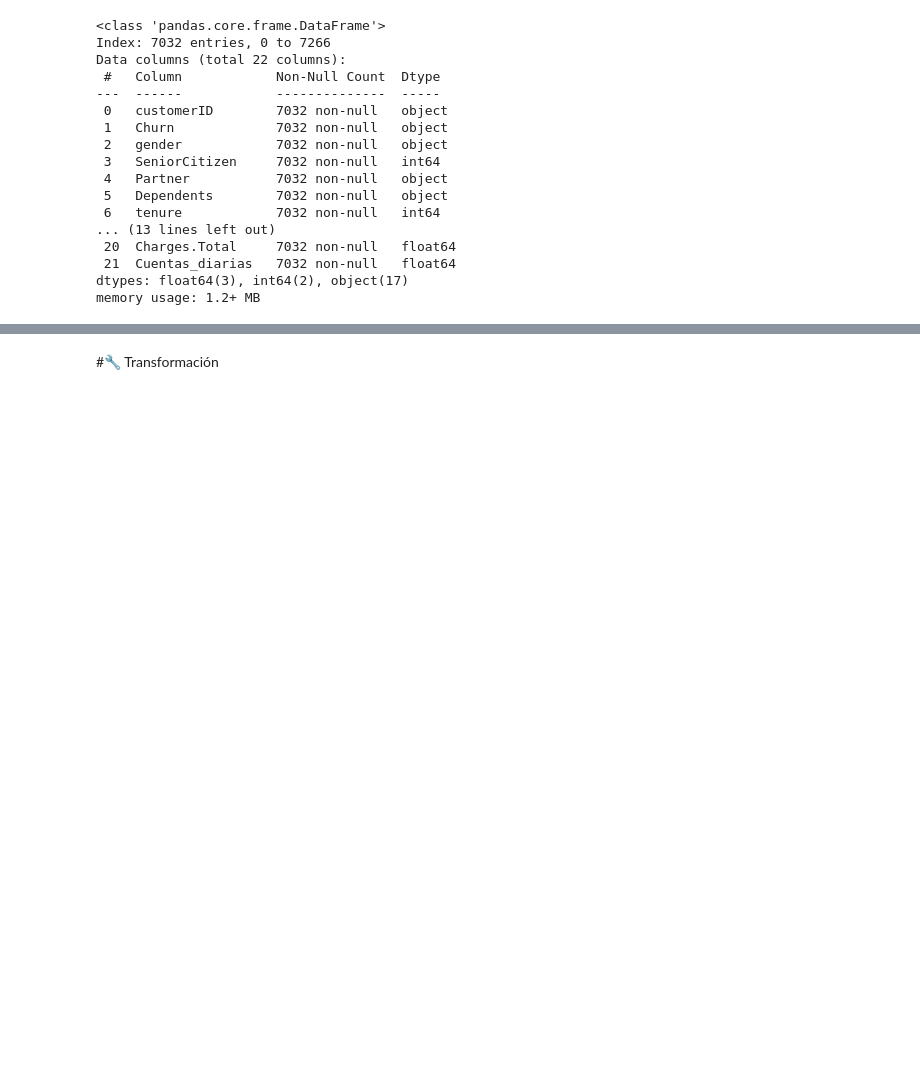
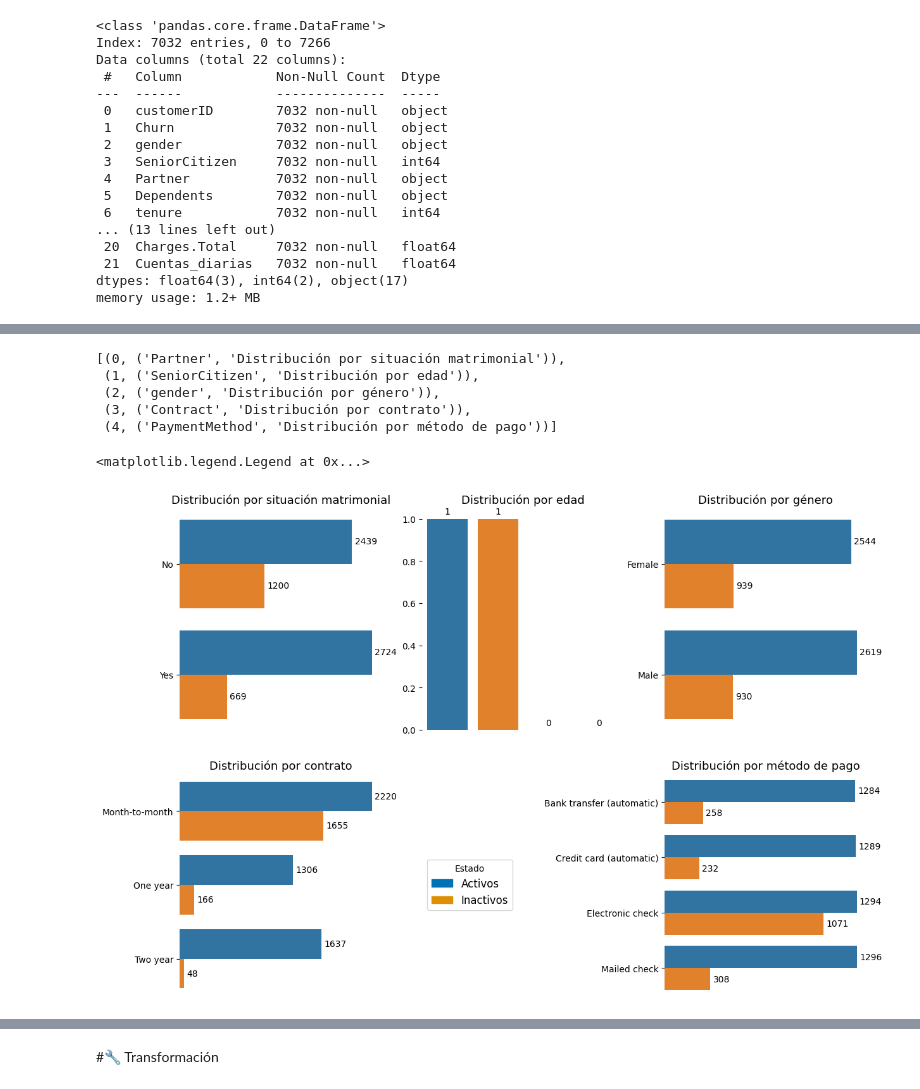
Before and after one commit to BlopezEspinoza070801/Reto-Churn-Rate, a Jupyter notebook: TelecomX_LATAM.ipynb, the cells around one changed output, grey strips where cells are left out. Drawn from its saved outputs; the diff is of its cells as text; code cells hidden in the pictures; blank space fills up the shorter version.

```diff
--- a/TelecomX_LATAM.ipynb
+++ b/TelecomX_LATAM.ipynb
@@ -375,0 +368,2 @@ df_filtrado2.groupby(['Churn','gender'])[['SeniorCitizen','Partner','Dependents'
+# %%
+df=df_filtrado2.copy()
@@ -375,0 +409,61 @@ df_filtrado2.groupby(['Churn','gender'])[['SeniorCitizen','Partner','Dependents'
+# %%
+columnas=['Partner','SeniorCitizen','gender','Contract','PaymentMethod']
+titulos=[
+    'Distribución por situación matrimonial',
+    'Distribución por edad',
+    'Distribución por género',
+    'Distribución por contrato',
+    'Distribución por método de pago'
+]
+posiciones={
+    0:(0,0),
+    1:(0,1),
+    2:(0,2),
+    3:(1,0),
+    4:(1,2)
+}
+etiquetas_estado = {'Yes': "Inactivos",'No': "Activos"}
+# %%
+list(enumerate(zip(columnas,titulos)))
+# %% [output]
+[(0, ('Partner', 'Distribución por situación matrimonial')),
+ (1, ('SeniorCitizen', 'Distribución por edad')),
+ (2, ('gender', 'Distribución por género')),
+ (3, ('Contract', 'Distribución por contrato')),
+ (4, ('PaymentMethod', 'Distribución por método de pago'))]
+# %%
+fig,axes=plt.subplots(2,3,figsize=(14,10))
+palette = sns.color_palette("colorblind")[:2]
+for i,(columna,titulo) in enumerate(zip(columnas,titulos)):
+  row,col_idx=posiciones[i]
+  ax=axes[row,col_idx]
+
+  dato=df.groupby([columna,'Churn']).size().reset_index(name='Total')
+  dato['Churn']=dato['Churn'].map(etiquetas_estado)
+
+  sns.barplot(
+      data=dato,
+      x='Total',
+      y=columna,
+      hue='Churn',
+      ax=ax)
+  ax.set_title(titulo, fontsize=13)
+  ax.set_xlabel('')
+  ax.set_xticks([])
+  ax.set_ylabel('')
+  ax.legend_.remove()
+  sns.despine(ax=ax, left=True, bottom=True)
+
+  for container in ax.containers:
+    ax.bar_label(container, fontsize=10, padding=3)
+legend_ax = axes[1][1]
+legend_ax.axis('off')
+from matplotlib.patches import Patch
+handles = [
+    Patch(color=palette[0], label='Activos'),
+    Patch(color=palette[1], label='Inactivos')
+]
+legend_ax.legend(handles=handles, loc='center left', fontsize=12, title="Estado",)
+# %% [output]
+<matplotlib.legend.Legend at 0x...>
+[figure, added]
```
Also changed, not shown: parts of 12 cells of this notebook.
